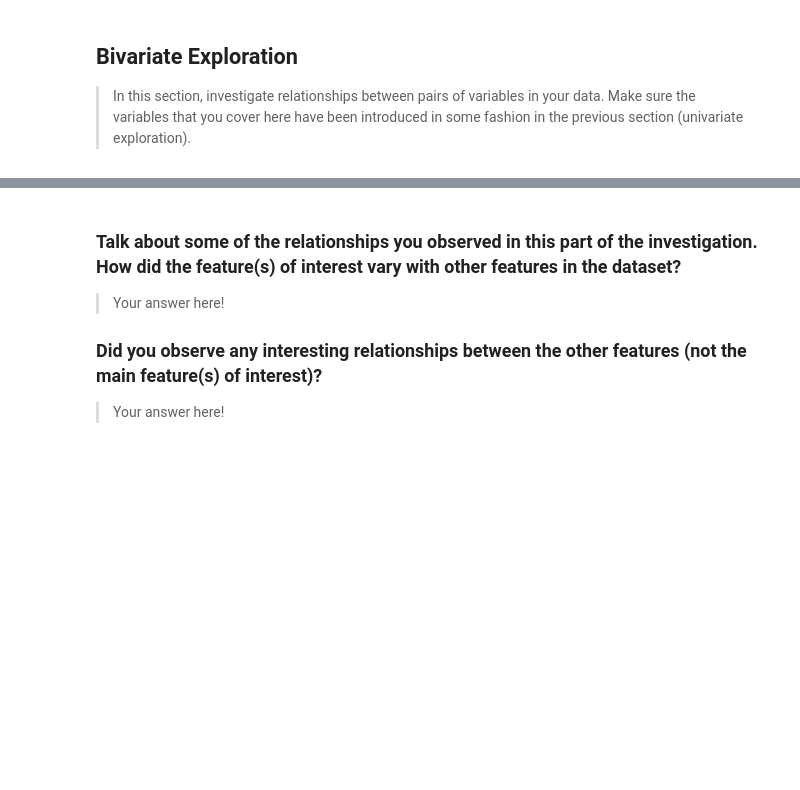
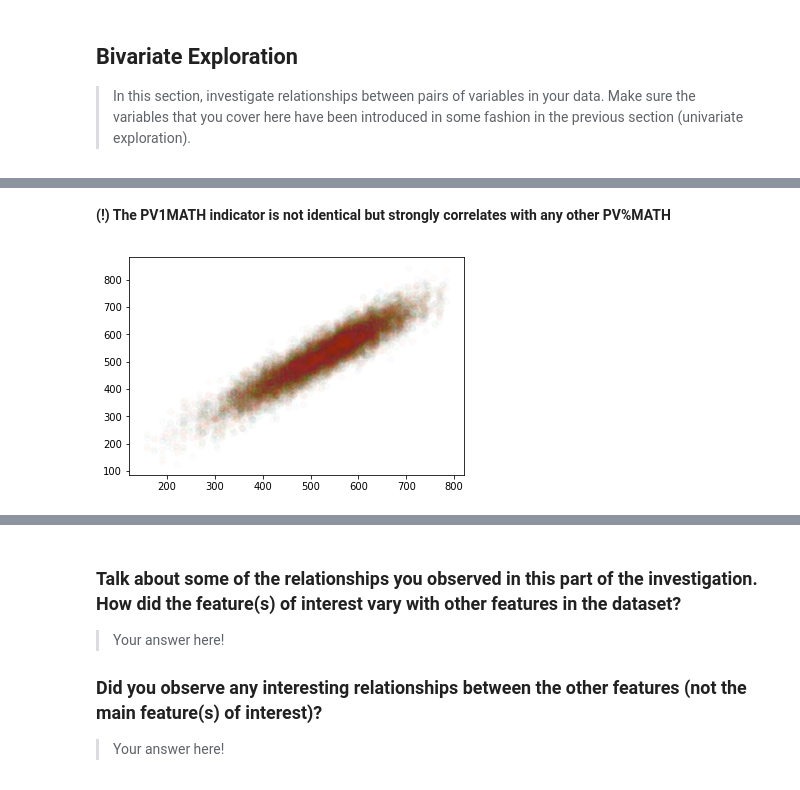
Before and after one commit to viktor-begun/Data_Analyst_Data_Visualization, a Jupyter notebook: Udacity_Project_6_Data_Visualization_Begun.ipynb, the cells around one changed output, grey strips where cells are left out. Cells and saved outputs as stored; diff of their text form; code cells hidden in the pictures; blank space fills up the shorter version.

```diff
--- a/Udacity_Project_6_Data_Visualization_Begun.ipynb
+++ b/Udacity_Project_6_Data_Visualization_Begun.ipynb
@@ -132,0 +392,9 @@ fashion in the previous section (univariate exploration).
+# %% [markdown]
+**(!) The PV1MATH indicator is not identical but strongly correlates with any other PV%MATH**
+# %%
+plt.scatter(data = pisa_2012_Germany_df, x = 'PV1SCIE', y = 'PV2SCIE', alpha = 1/50);
+plt.scatter(data = pisa_2012_Germany_df, x = 'PV1SCIE', y = 'PV3SCIE', alpha = 1/50);
+plt.scatter(data = pisa_2012_Germany_df, x = 'PV1SCIE', y = 'PV4SCIE', alpha = 1/50);
+plt.scatter(data = pisa_2012_Germany_df, x = 'PV1SCIE', y = 'PV5SCIE', alpha = 1/50);
+# %% [output]
+[figure, added]
```
Also changed, not shown: parts of 35 cells of this notebook.
